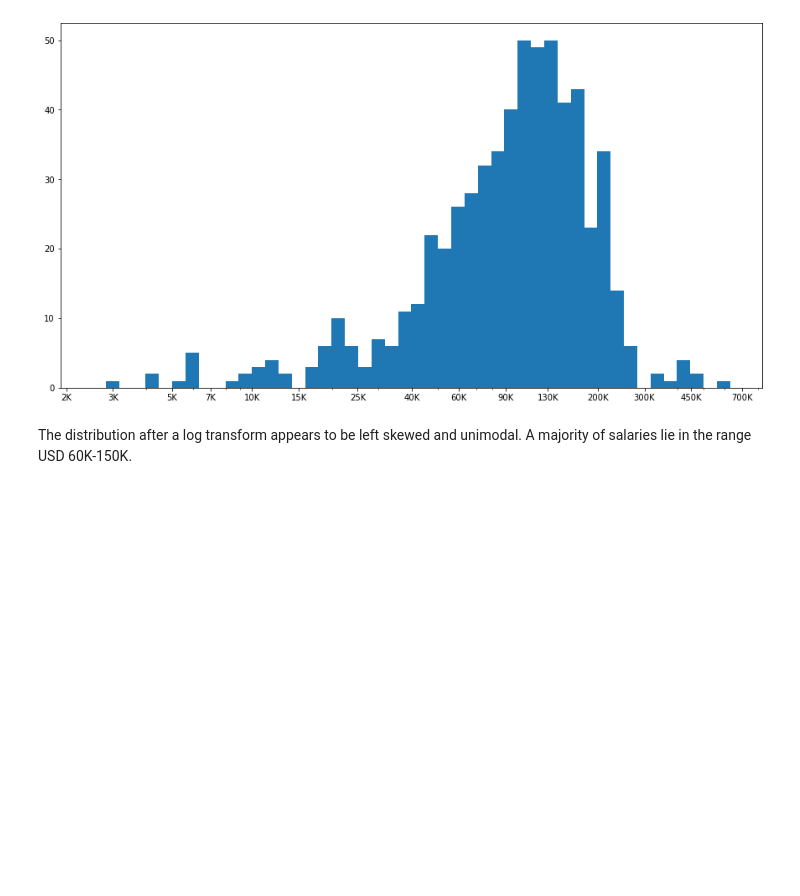
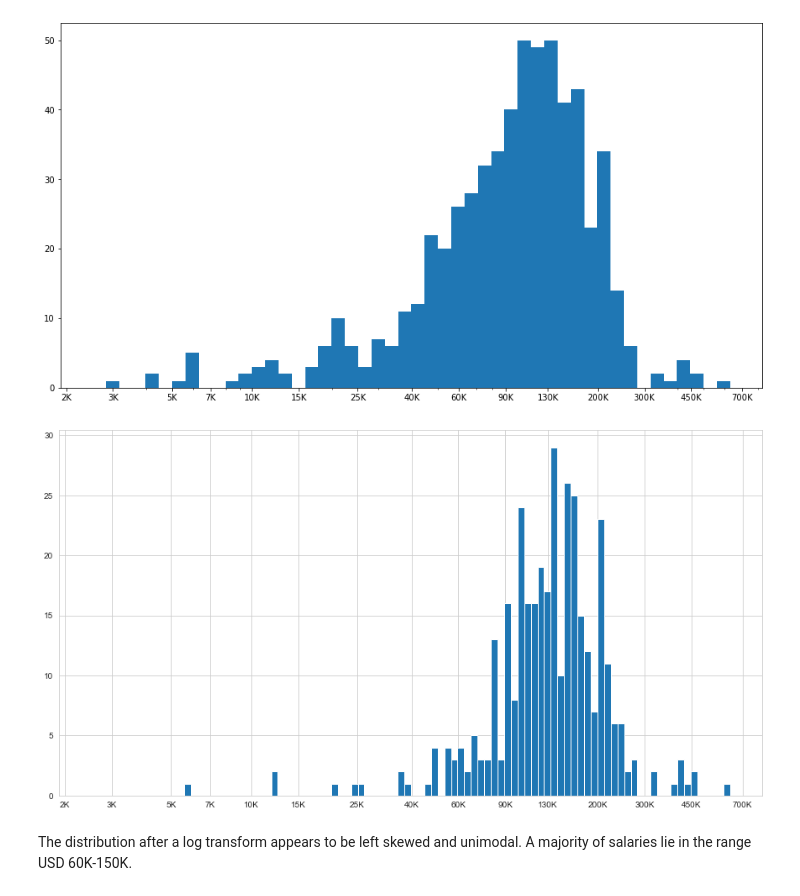
Before and after one commit to Wa2hingt0n/Data_Analytics, a Jupyter notebook: data_science_salaries/Data Science Salaries.ipynb, the cells around one changed output. Drawn from its saved outputs; the diff is of its cells as text; code cells hidden in the pictures; blank space fills up the shorter version.

```diff
--- a/data_science_salaries/Data Science Salaries.ipynb
+++ b/data_science_salaries/Data Science Salaries.ipynb
@@ -329,6 +329,21 @@ plt.xscale('log');
 plt.xticks(salary_xticks, salary_tick_labels);
 # %% [output]
 [figure]
+# %%
+# Histogram of companies in te USA
+salaries_USA = salaries.query('company_location == "US"')
+salary_bins = np.arange(0, 600000 + 10000, 10000)
+salary_bins_log = 10 ** np.arange(3.4, 5.8 + 0.025, 0.025)
+salary_xticks = [2000, 3000, 5000, 7000, 10000, 15000, 25000, 40000, 60000, 90000, 130000, 200000, 300000, 450000, 700000]
+salary_tick_labels = ['2K', '3K', '5K', '7K', '10K', '15K', '25K', '40K', '60K', '90K', '130K', '200K', '300K', '450K', '700K']
+
+plt.figure(figsize=[15, 8])
+#sb.set_style('white')
+plt.hist(data=salaries_USA, x='salary_in_usd', bins=salary_bins_log)
+plt.xscale('log');
+plt.xticks(salary_xticks, salary_tick_labels);
+# %% [output]
+[figure, added]
 # %% [markdown]
 The distribution after a log transform appears to be left skewed and unimodal. A majority of salaries lie in the range USD 60K-150K.
 # %% [markdown]
```
Also changed, not shown: parts of 29 cells of this notebook.
